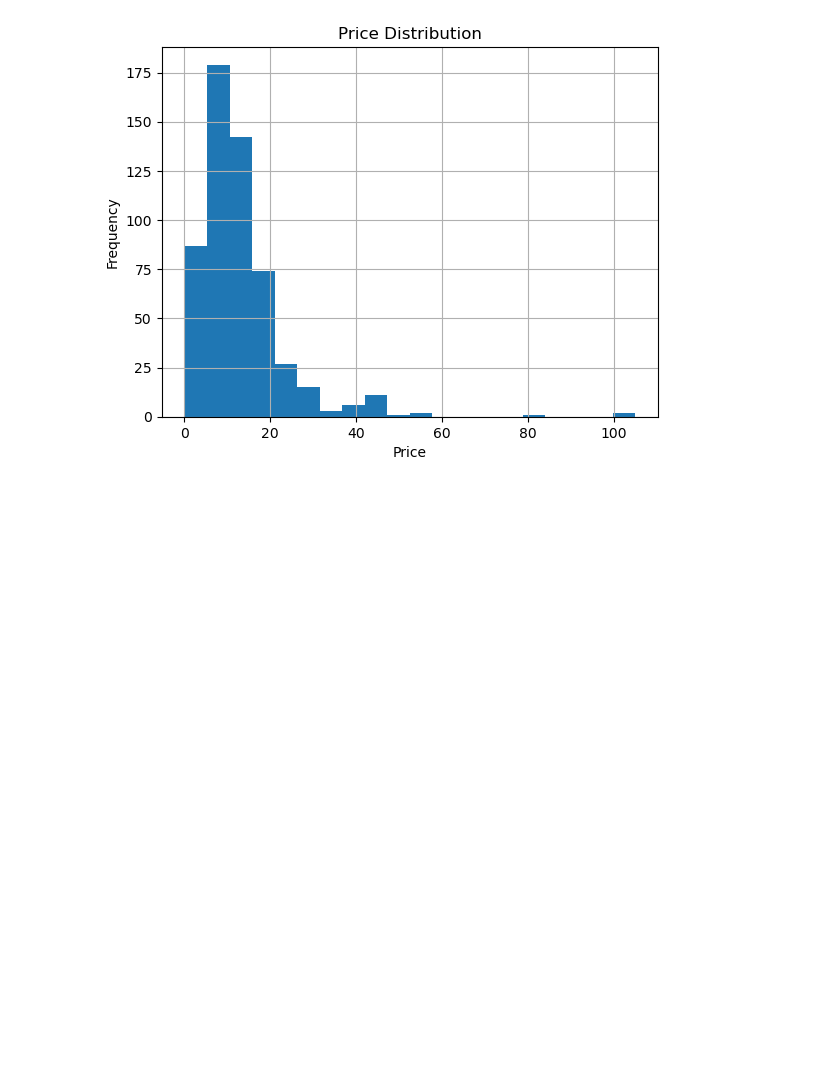
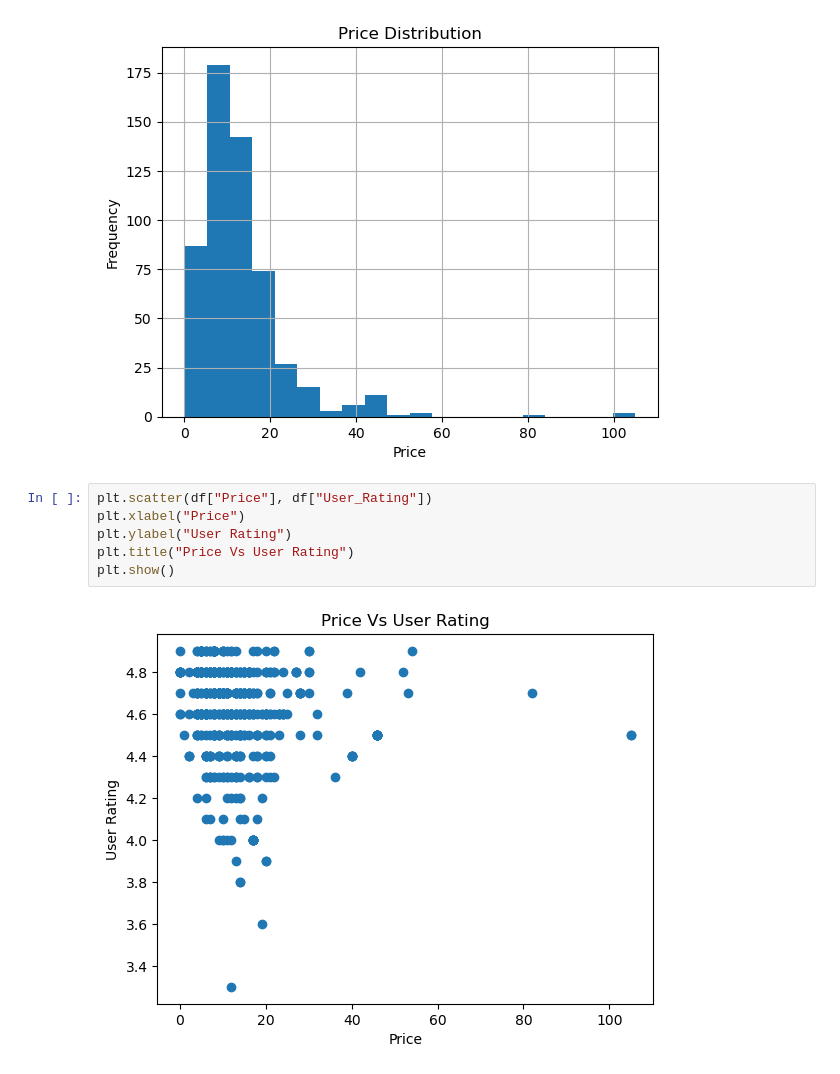
Before and after one commit to NipuliniJ/Book-Analysis-Project, a Jupyter notebook: analysis.ipynb, the cells around one changed output. Saved outputs shown, nothing was run; the diff lists cells and outputs as text; blank space fills up the shorter version.

```diff
--- a/analysis.ipynb
+++ b/analysis.ipynb
@@ -77,3 +77,11 @@ plt.show
 # %% [output]
 <function matplotlib.pyplot.show(close=None, block=None)>
 [figure]
+# %%
+plt.scatter(df["Price"], df["User_Rating"])
+plt.xlabel("Price")
+plt.ylabel("User Rating")
+plt.title("Price Vs User Rating")
+plt.show()
+# %% [output]
+[figure, added]
```
Also changed, not shown: parts of 12 cells of this notebook.
